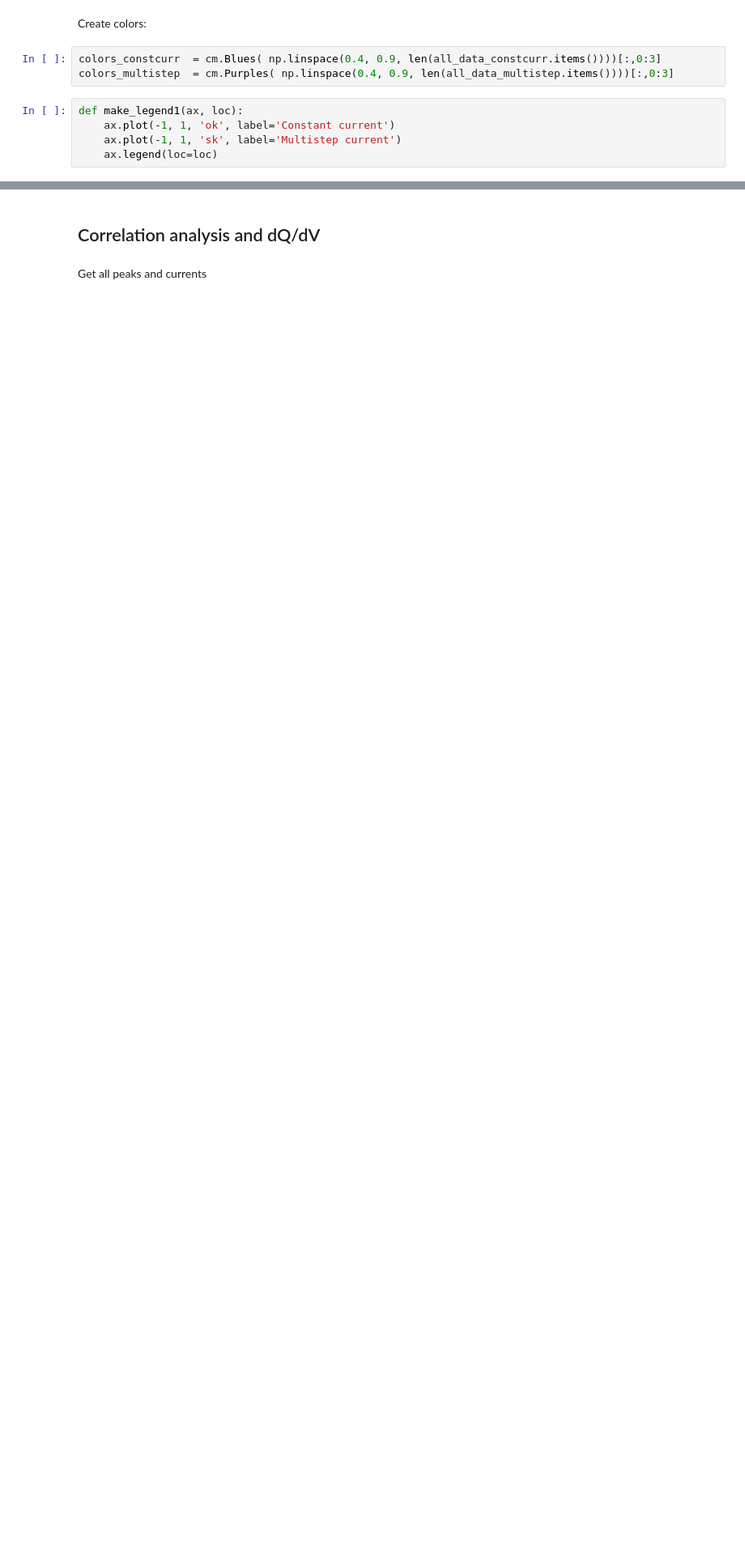
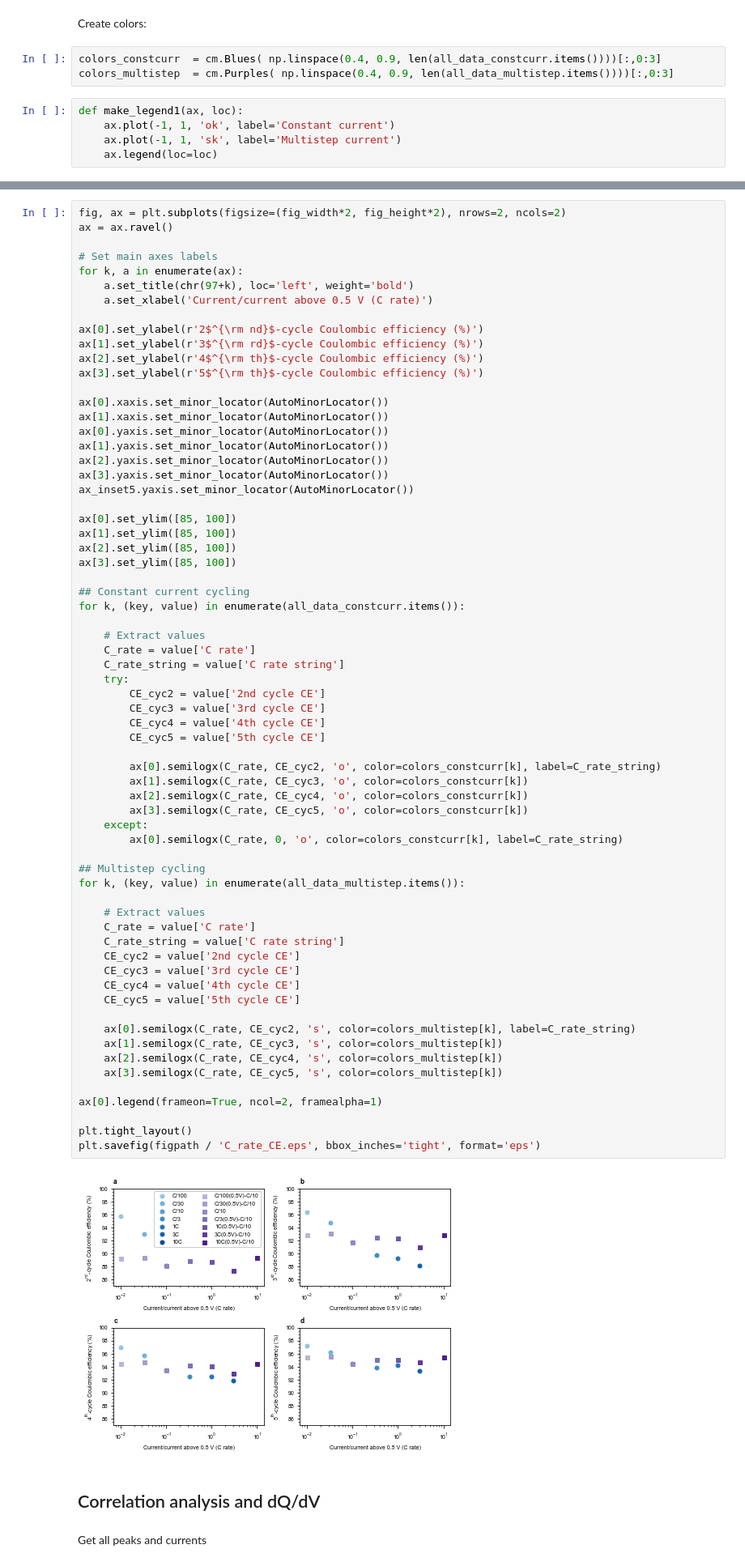
Before and after one commit to petermattia/first-cycle-SEI-on-carbon-black, a Jupyter notebook: c rate/c_rate.ipynb, the cells around one changed output, grey strips where cells are left out. Shown at 81% size. Saved outputs shown, nothing was run; the diff lists cells and outputs as text; blank space fills up the shorter version.

```diff
--- a/c rate/c_rate.ipynb
+++ b/c rate/c_rate.ipynb
@@ -544,3 +683,71 @@ plt.savefig(figpath / 'C_rate.eps', bbox_inches='tight', format='eps')
+# %%
+fig, ax = plt.subplots(figsize=(fig_width*2, fig_height*2), nrows=2, ncols=2)
+ax = ax.ravel()
+
+# Set main axes labels
+for k, a in enumerate(ax):
+    a.set_title(chr(97+k), loc='left', weight='bold')
+    a.set_xlabel('Current/current above 0.5 V (C rate)')
+
+ax[0].set_ylabel(r'2$^{\rm nd}$-cycle Coulombic efficiency (%)')
+ax[1].set_ylabel(r'3$^{\rm rd}$-cycle Coulombic efficiency (%)')
+ax[2].set_ylabel(r'4$^{\rm th}$-cycle Coulombic efficiency (%)')
+ax[3].set_ylabel(r'5$^{\rm th}$-cycle Coulombic efficiency (%)')
+
+ax[0].xaxis.set_minor_locator(AutoMinorLocator())
+ax[1].xaxis.set_minor_locator(AutoMinorLocator())
+ax[0].yaxis.set_minor_locator(AutoMinorLocator())
+ax[1].yaxis.set_minor_locator(AutoMinorLocator())
+ax[2].yaxis.set_minor_locator(AutoMinorLocator())
+ax[3].yaxis.set_minor_locator(AutoMinorLocator())
+ax_inset5.yaxis.set_minor_locator(AutoMinorLocator())
+
+ax[0].set_ylim([85, 100])
+ax[1].set_ylim([85, 100])
+ax[2].set_ylim([85, 100])
+ax[3].set_ylim([85, 100])
+
+## Constant current cycling
+for k, (key, value) in enumerate(all_data_constcurr.items()):
+
+    # Extract values
+    C_rate = value['C rate']
+    C_rate_string = value['C rate string']
+    try:
+        CE_cyc2 = value['2nd cycle CE']
+        CE_cyc3 = value['3rd cycle CE']
+        CE_cyc4 = value['4th cycle CE']
+        CE_cyc5 = value['5th cycle CE']
+
+        ax[0].semilogx(C_rate, CE_cyc2, 'o', color=colors_constcurr[k], label=C_rate_string)
+        ax[1].semilogx(C_rate, CE_cyc3, 'o', color=colors_constcurr[k])
+        ax[2].semilogx(C_rate, CE_cyc4, 'o', color=colors_constcurr[k])
+        ax[3].semilogx(C_rate, CE_cyc5, 'o', color=colors_constcurr[k])
+    except:
+        ax[0].semilogx(C_rate, 0, 'o', color=colors_constcurr[k], label=C_rate_string)
+
+## Multistep cycling
+for k, (key, value) in enumerate(all_data_multistep.items()):
+
+    # Extract values
+    C_rate = value['C rate']
+    C_rate_string = value['C rate string']
+    CE_cyc2 = value['2nd cycle CE']
+    CE_cyc3 = value['3rd cycle CE']
+    CE_cyc4 = value['4th cycle CE']
+    CE_cyc5 = value['5th cycle CE']
+
+    ax[0].semilogx(C_rate, CE_cyc2, 's', color=colors_multistep[k], label=C_rate_string)
+    ax[1].semilogx(C_rate, CE_cyc3, 's', color=colors_multistep[k])
+    ax[2].semilogx(C_rate, CE_cyc4, 's', color=colors_multistep[k])
+    ax[3].semilogx(C_rate, CE_cyc5, 's', color=colors_multistep[k])
+
+ax[0].legend(frameon=True, ncol=2, framealpha=1)
+
+plt.tight_layout()
+plt.savefig(figpath / 'C_rate_CE.eps', bbox_inches='tight', format='eps')
+# %% [output]
+[figure, added]
 # %% [markdown]
 ## Correlation analysis and dQ/dV
 # %% [markdown]
```
Also changed, not shown: parts of 7 cells of this notebook, 4 other files.
